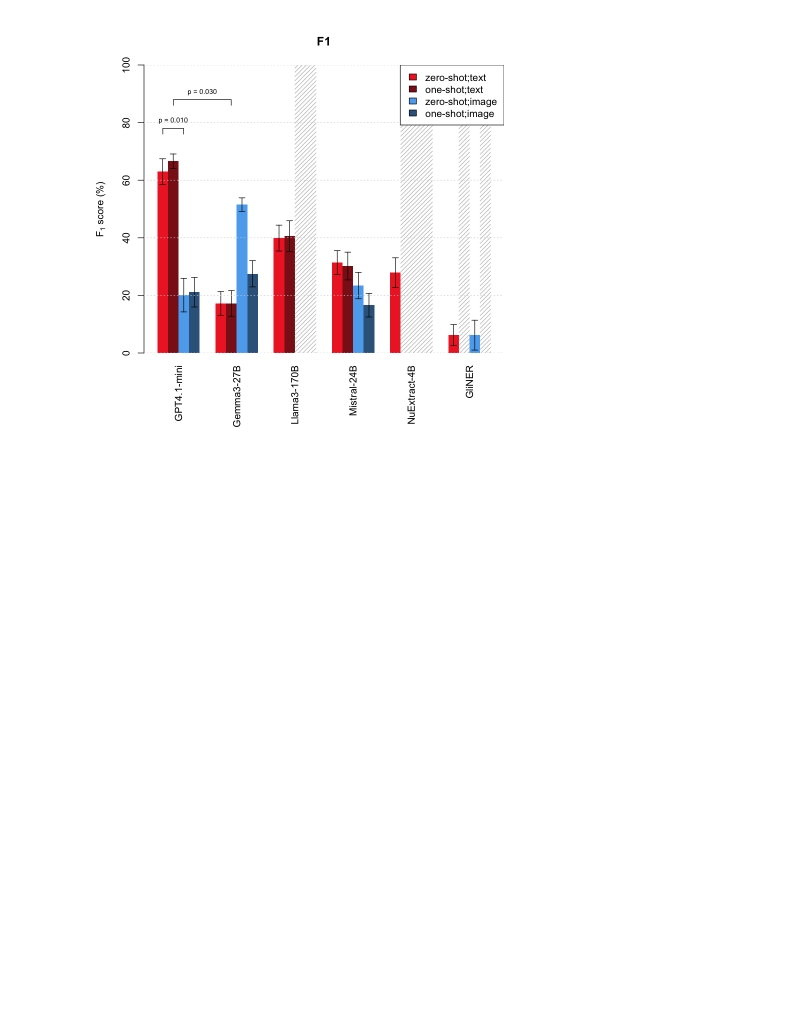
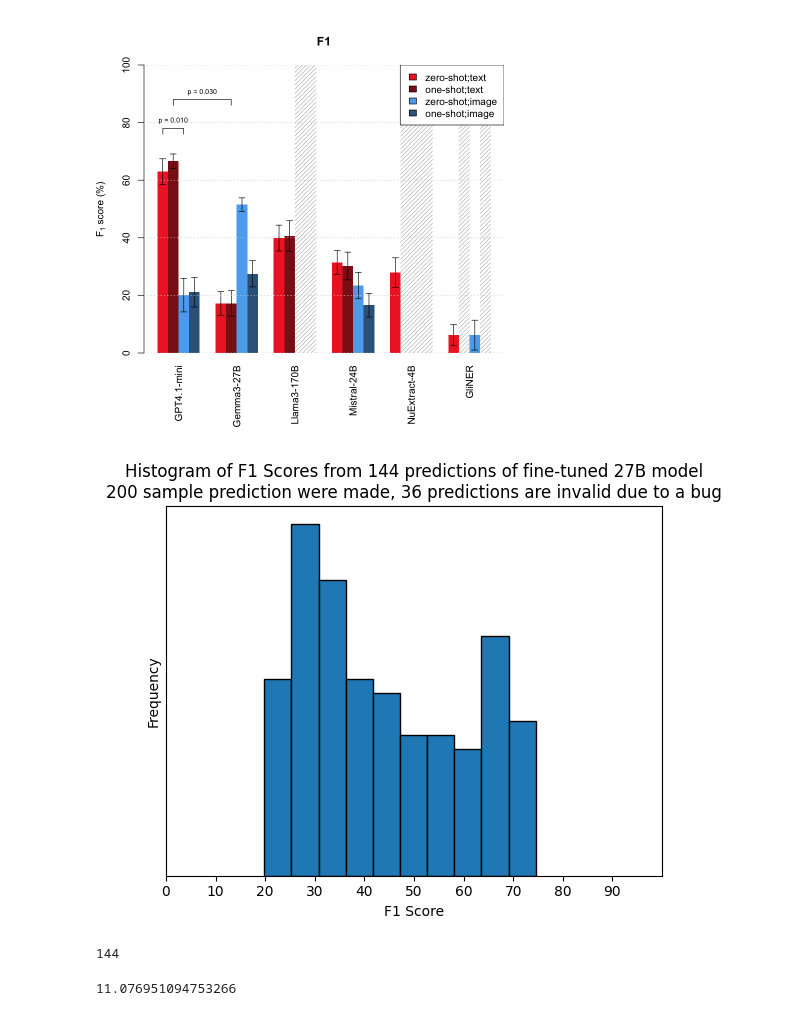
Before and after one commit to AaronYuuu/PDF_benchmarking, a Jupyter notebook: graphs/PlotF1.ipynb, the cells around one changed output. Saved outputs shown, nothing was run; the diff lists cells and outputs as text; code cells hidden in the pictures; blank space fills up the shorter version.

```diff
--- a/graphs/PlotF1.ipynb
+++ b/graphs/PlotF1.ipynb
@@ -75,3 +75,46 @@ legend("topright", colnames(f1_mat), fill=mycolors, bg="white")
 par(op)
 # %% [output]
 [figure]
+# %%
+import matplotlib.pyplot as plt
+import numpy as np
+import csv
+
+f1score_lst_27b = []
+with open("/u/lsong/labspace/lei_notebook/data/output_gemma-3-27b-it_200ct.pkl_Hospitalfinal.csv","r") as file:
+    samples_10 = csv.reader(file, delimiter=',')
+    next(samples_10)
+    for rows in samples_10:
+        float_n = float(rows[7])
+        if float_n>0:
+            f1score_lst_27b.append(float_n)
+
+#f1score_lst_27b = f1score_lst_27b.remove("0")
+counts, bins, patches = plt.hist(f1score_lst_27b, bins=10, edgecolor="black")
+
+# Set x-axis ticks to bin boundaries
+plt.xticks(list(range(0, 100, 10)))
+
+# Optionally hide y-axis numbers if you don’t want them
+plt.yticks([])
+
+# Labels and title
+plt.xlabel("F1 Score")
+plt.ylabel("Frequency")
+plt.title("Histogram of F1 Scores from 144 predictions of fine-tuned 27B model\n200 sample prediction were made, 36 predictions are invalid due to a bug")
+
+plt.xlim(0, 100)
+plt.show()
+# %% [output]
+[figure, added]
+# %%
+len(f1score_lst_27b)
+# %% [output]
+144
+# %%
+import statistics
+
+# Calculate the standard deviation from a sample of data
+print(statistics.stdev(f1score_lst_2b))
+# %% [output]
+11.076951094753266
```
Also changed, not shown: parts of 3 cells of this notebook, 6 other files.
